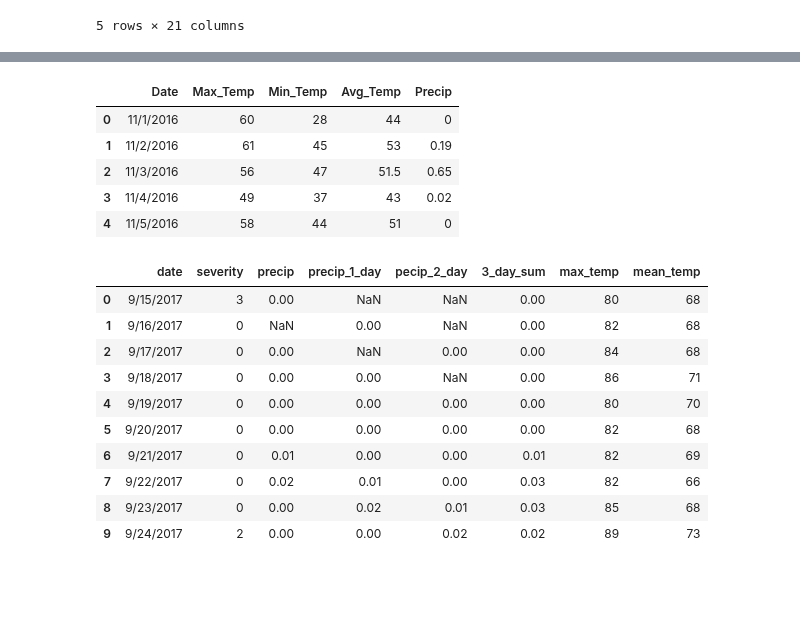
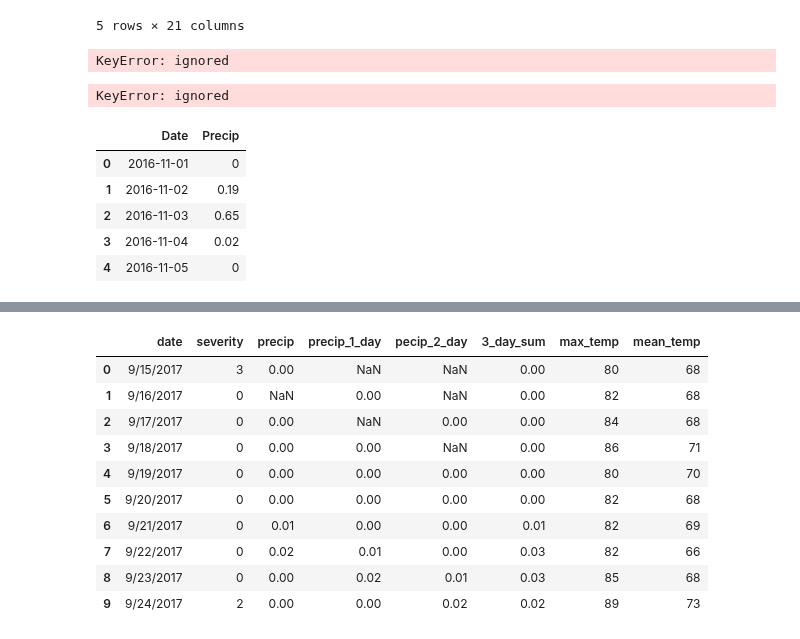
Before and after one commit to ChrisHarvey21/HABs, a Jupyter notebook: HABs.ipynb, the cells around one changed output, grey strips where cells are left out. Saved outputs shown, nothing was run; the diff lists cells and outputs as text; code cells hidden in the pictures; blank space fills up the shorter version.

```diff
--- a/HABs.ipynb
+++ b/HABs.ipynb
@@ -156,6 +155,8 @@ df1.reset_index()
 # %%
 #change the date type of data set 2 so both can be merged together
 df2['Date'] = pd.to_datetime(df2.Date)
+df2['Date1'] = pd.to_datetime(df2.Date)
+df2['Date2'] = pd.to_datetime(df2.Date)
 
 #Replace nonnumeric values with NaN
 df2 = df2.replace('M', np.nan)
@@ -207,6 +208,36 @@ merge.loc[merge['HS_HAB_STATUS'] == 'SUSPICIOUS', 'severity'] = '1'
 #Add one/two day before date to dataframe
 merge['Date1'] = merge['Date'] + pd.Timedelta(days=-1)
 merge['Date2'] = merge['Date'] + pd.Timedelta(days=-2)
+# %%
+#Remove all columns from df2 expcept date and precipitation
+df2.drop(['Max_Temp', 'Min_Temp',
+                'Avg_Temp'], axis=1, inplace=True)
+# %% [output]
+KeyError: ignored
+# %%
+#Merge df2 together based on the first subtracted date
+#dataframe one reset index
+merge = pd.DataFrame(merge)
+merge.reset_index()
+
+#change the date type of data set 2 so both can be merged together
+df2['Date'] = pd.to_datetime(df2.Date)
+df2 = pd.DataFrame(df2)
+df2.reset_index
+
+#merge together with Date 1
+merge1 = pd.merge(merge, df2, how='outer', on = 'Date1')
+# %% [output]
+KeyError: ignored
+# %%
+df2.head()
+# %% [output]
+|  | Date | Precip |
+| 0 | 2016-11-01 | 0 |
+| 1 | 2016-11-02 | 0.19 |
+| 2 | 2016-11-03 | 0.65 |
+| 3 | 2016-11-04 | 0.02 |
+| 4 | 2016-11-05 | 0 |
 # %%
 #Create 3 day sum of precipitation
 merge['PrecipSum'] = merge[['Precip2','Precip1','Precip']].sum(axis=1)
@@ -218,15 +249,6 @@ merge.head()
 | 2 | 0707SKA0193 | 0707SKA0193_3502 | SHORE | 9/9/2020, 3:48 PM | SKA | CONFIRMED | 9/8/2020, 8:00 PM | ... |
 | 3 | 0707SKA0193 | 0707SKA0193_3524 | SHORE | 8/6/2018, 8:00 PM | SKA | CONFIRMED WITH HIGH TOXINS | 8/16/2018, 8:00 PM | ... |
 | 4 | 0707SKA0193 | 0707SKA0193_3524 | SHORE | 8/6/2018, 8:00 PM | SKA | CONFIRMED | 8/8/2018, 8:00 PM | ... |
-# %%
-df3.head()
-# %% [output]
-|  | Date | Max_Temp | Min_Temp | Avg_Temp | Precip |
-| 0 | 11/1/2016 | 60 | 28 | 44 | 0 |
-| 1 | 11/2/2016 | 61 | 45 | 53 | 0.19 |
-| 2 | 11/3/2016 | 56 | 47 | 51.5 | 0.65 |
-| 3 | 11/4/2016 | 49 | 37 | 43 | 0.02 |
-| 4 | 11/5/2016 | 58 | 44 | 51 | 0 |
 # %%
 #Create subset of habs called mylist
 my_list = ["date", "severity", "precip", "precip_1_day" , "pecip_2_day", "3_day_sum", "max_temp", "mean_temp"]
```
Also changed, not shown: parts of 2 cells of this notebook.
